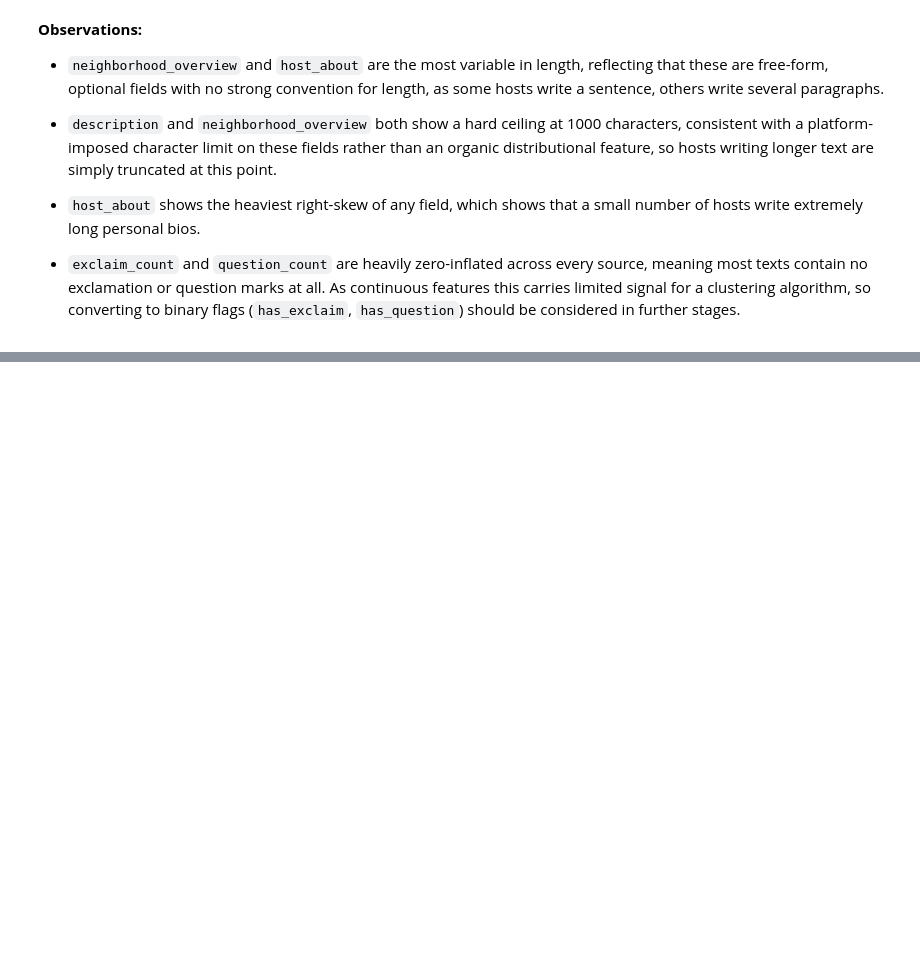
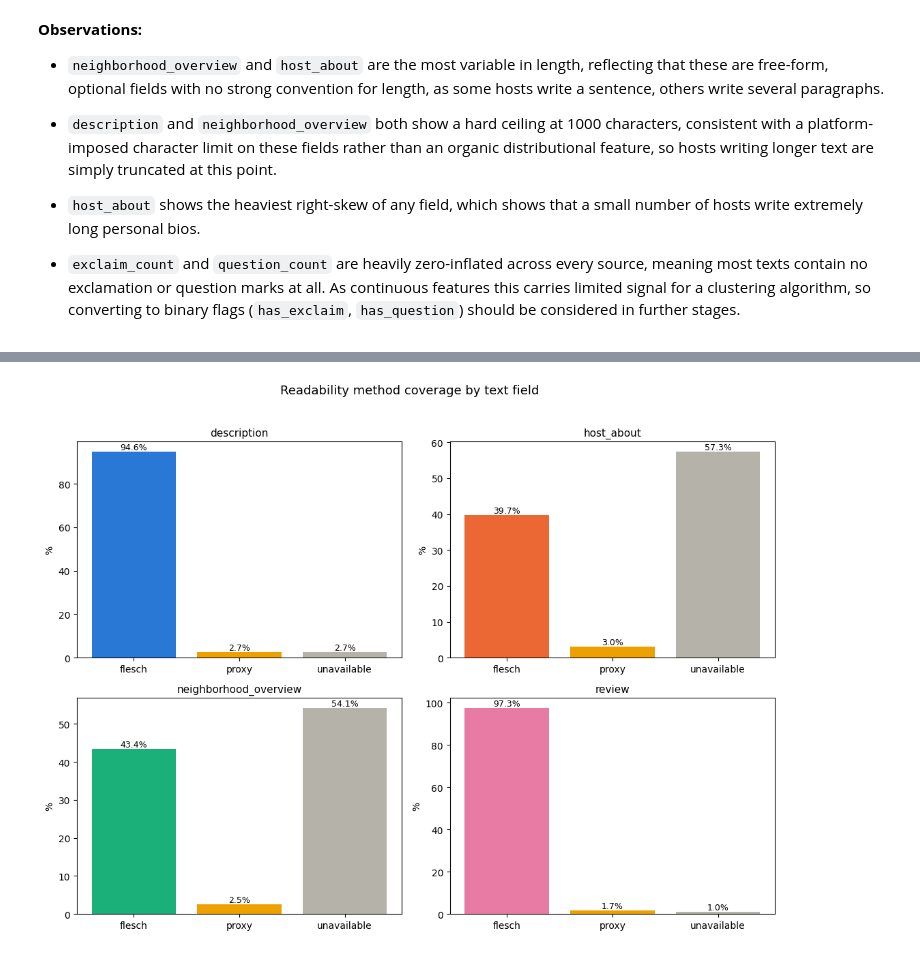
Before and after one commit to pln6/airbnb-market-segmentation-analysis, a Jupyter notebook: notebooks/02_feature_engineering.ipynb, the cells around one changed output, grey strips where cells are left out. Drawn from its saved outputs; the diff is of its cells as text; code cells hidden in the pictures; blank space fills up the shorter version.

Commit message:
feat: add readability scoring

```diff
--- a/notebooks/02_feature_engineering.ipynb
+++ b/notebooks/02_feature_engineering.ipynb
@@ -1223,0 +1262,67 @@ display(stylometry_summary)
+# %%
+# listing text fields
+lang_field_map = {
+    'description_cleaned': 'description_lang',
+    'host_about_cleaned': 'host_about_lang',
+    'neighborhood_overview_cleaned': 'neighborhood_overview_lang'
+}
+
+for text_col, lang_col in lang_field_map.items():
+    prefix = text_col.replace('_cleaned', '')
+    results = [compute_readability(t, l) for t, l in zip(listings_clean[text_col], listings_clean[lang_col])]
+    listings_clean[f'{prefix}_readability'] = [r[0] for r in results]
+    listings_clean[f'{prefix}_readability_method'] = [r[1] for r in results]
+
+# reviews aggregated to listing level
+substantive_mask = reviews_clean['is_substantive_review'] == 1
+
+review_results = [
+    compute_readability(t, l) for t, l in zip(
+        reviews_clean.loc[substantive_mask, 'comments_clean'],
+        reviews_clean.loc[substantive_mask, 'review_lang']
+    )
+]
+
+review_readability_df = pd.DataFrame({
+    'listing_id': reviews_clean.loc[substantive_mask, 'listing_id'].values,
+    'readability': [r[0] for r in review_results],
+    'method': [r[1] for r in review_results]
+})
+
+review_readability_agg = review_readability_df.groupby('listing_id').agg(
+    review_readability=('readability', 'mean'),
+    review_readability_method=('method', lambda x: x.mode().iloc[0] if not x.mode().empty else 'unavailable')
+)
+
+existing_cols = [c for c in review_readability_agg.columns if c in listings_clean.columns]
+if existing_cols:
+    listings_clean = listings_clean.drop(columns=existing_cols)
+
+listings_clean = listings_clean.merge(review_readability_agg, left_on='id', right_index=True, how='left')
+
+# visualization
+readability_method_cols = {
+    'description': 'description_readability_method',
+    'host_about': 'host_about_readability_method',
+    'neighborhood_overview': 'neighborhood_overview_readability_method',
+    'review': 'review_readability_method'
+}
+colors = {'description': '#2a78d6', 'host_about': '#eb6834', 'neighborhood_overview': '#1baf7a', 'review': '#e87ba4'}
+
+fig, axes = plt.subplots(2, 2, figsize=(11, 8))
+axes = axes.flatten()
+
+for ax, (field, method_col) in zip(axes, readability_method_cols.items()):
+    pct = listings_clean[method_col].value_counts(normalize=True).mul(100).round(1)
+    pct = pct.reindex(['flesch', 'proxy', 'unavailable']).fillna(0)
+    ax.bar(pct.index, pct.values, color=[colors[field], '#eda100', '#b4b2a9'])
+    ax.set_title(field, fontsize=11)
+    ax.set_ylabel('%')
+    for i, v in enumerate(pct.values):
+        ax.text(i, v, f'{v}%', ha='center', va='bottom', fontsize=9)
+
+plt.suptitle('Readability method coverage by text field', fontsize=13, y=1.02)
+plt.tight_layout()
+plt.show()
+# %% [output]
+[figure, added]
```
Also changed, not shown: parts of 8 cells of this notebook.
